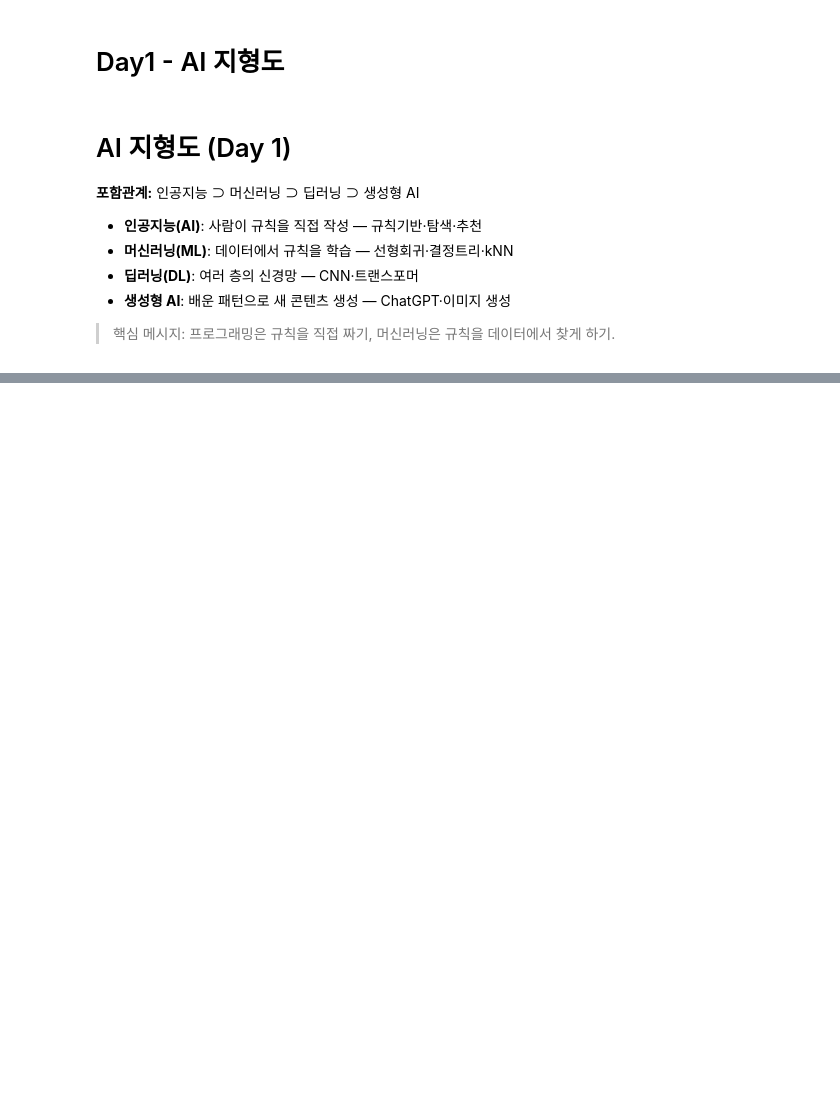
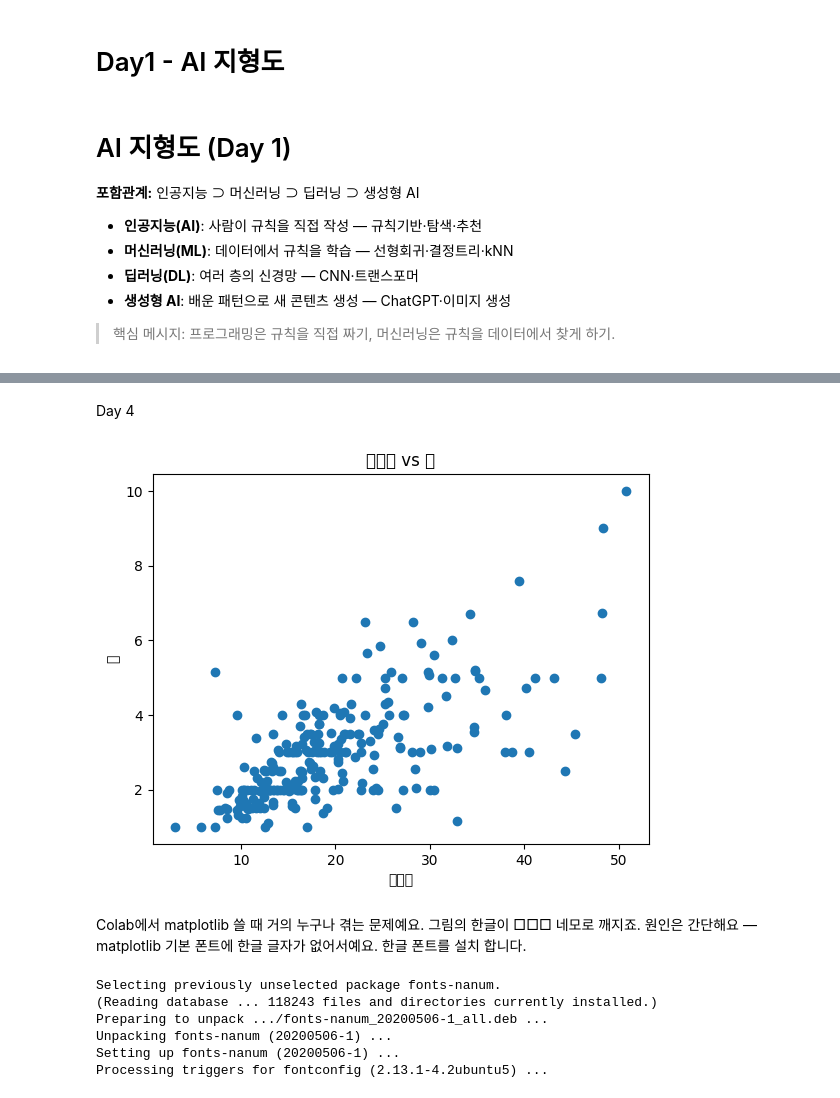
Before and after one commit to MystBlueAura/MystBlueAura.github.io, a Jupyter notebook: AI공부26여름.ipynb, the cells around one changed output, grey strips where cells are left out. Drawn from its saved outputs; the diff is of its cells as text; code cells hidden in the pictures; blank space fills up the shorter version.

```diff
--- a/AI공부26여름.ipynb
+++ b/AI공부26여름.ipynb
@@ -44,0 +270,34 @@ zstandard                                0.25.0
+# %% [markdown]
+Day 4
+# %%
+import matplotlib.pyplot as plt
+import pandas as pd
+
+df = pd.read_csv("https://raw.githubusercontent.com/mwaskom/seaborn-data/master/tips.csv")
+
+plt.scatter(df["total_bill"], df["tip"])
+plt.xlabel("결제액")
+plt.ylabel("팁")
+plt.title("결제액 vs 팁")
+plt.show()
+# %% [output]
+[figure, added]
+# %% [markdown]
+Colab에서 matplotlib 쓸 때 거의 누구나 겪는 문제예요. 그림의 한글이 □□□ 네모로 깨지죠. 원인은 간단해요 — matplotlib 기본 폰트에 한글 글자가 없어서예요.  한글 폰트를 설치 합니다.
+# %%
+# 한글 폰트 설치 (새로 노트북 열때마다 한번씩)
+!apt-get install -y fonts-nanum -qq
+
+import matplotlib.font_manager as fm
+import matplotlib.pyplot as plt
+
+fm.fontManager.addfont('/usr/share/fonts/truetype/nanum/NanumGothic.ttf')
+plt.rcParams['font.family'] = 'NanumGothic'
+plt.rcParams['axes.unicode_minus'] = False   # 마이너스 기호도 안 깨지게
+# %% [output]
+Selecting previously unselected package fonts-nanum.
+(Reading database ... 118243 files and directories currently installed.)
+Preparing to unpack .../fonts-nanum_20200506-1_all.deb ...
+Unpacking fonts-nanum (20200506-1) ...
+Setting up fonts-nanum (20200506-1) ...
+Processing triggers for fontconfig (2.13.1-4.2ubuntu5) ...
```
Also changed, not shown: parts of 22 cells of this notebook.
